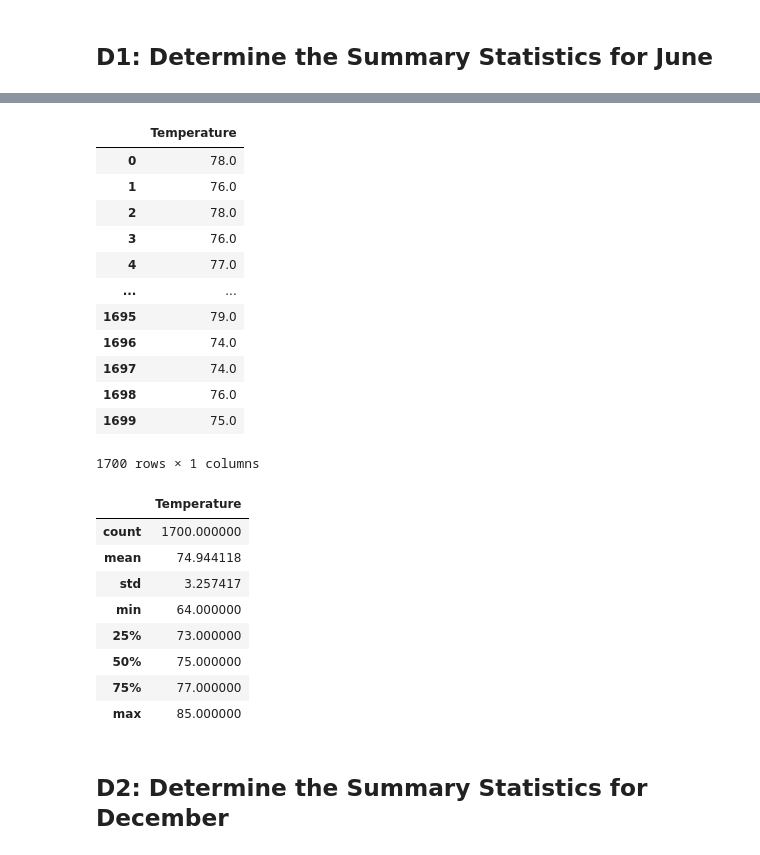
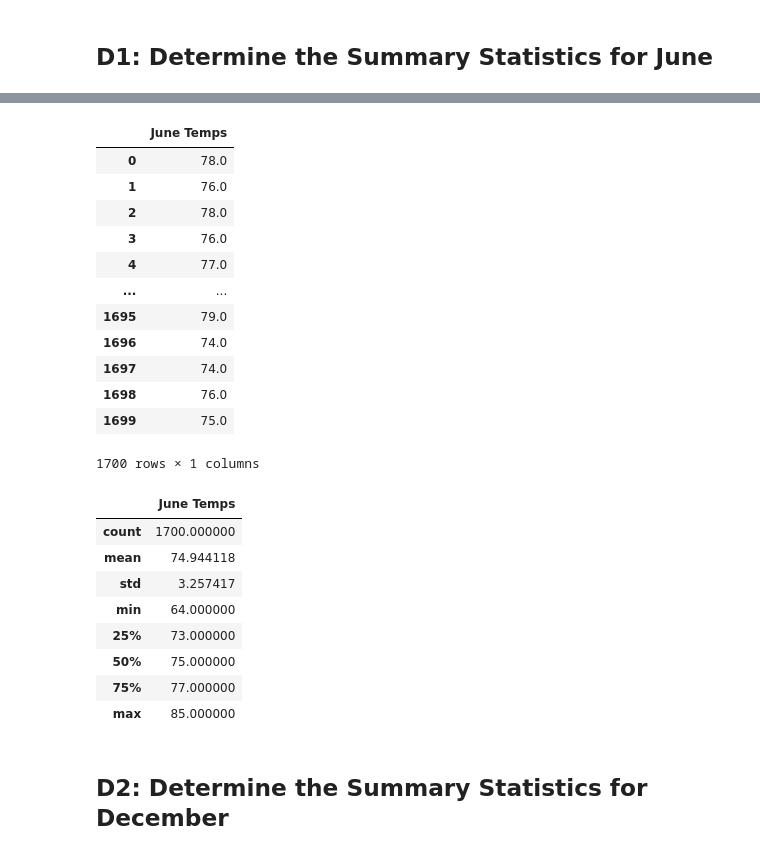
Before and after one commit to nicoserrano/Surfs_Up, a Jupyter notebook: SurfsUp_Challenge.ipynb, the cells around one changed output, grey strips where cells are left out. Saved outputs shown, nothing was run; the diff lists cells and outputs as text; code cells hidden in the pictures.

```diff
--- a/SurfsUp_Challenge.ipynb
+++ b/SurfsUp_Challenge.ipynb
@@ -75,10 +75,10 @@ results = session.query(Measurement.tobs).filter(extract('month', Measurement.da
 # %%
 # 4. Create a DataFrame from the list of temperatures for the month of June.
 import pandas as pd
-temp_june = pd.DataFrame(results, columns=['Temperature'])
+temp_june = pd.DataFrame(results, columns=['June Temps'])
 temp_june
 # %% [output]
-|  | Temperature |
+|  | June Temps |
 | 0 | 78.0 |
 | 1 | 76.0 |
 | 2 | 78.0 |
@@ -93,9 +93,10 @@ temp_june
 1700 rows × 1 columns
 # %%
 # 5. Calculate and print out the summary statistics for the June temperature DataFrame.
-temp_june.describe()
+stats_temp_june = temp_june.describe()
+stats_temp_june
 # %% [output]
-|  | Temperature |
+|  | June Temps |
 | count | 1700.000000 |
 | mean | 74.944118 |
 | std | 3.257417 |
```
Also changed, not shown: parts of 10 cells of this notebook.
